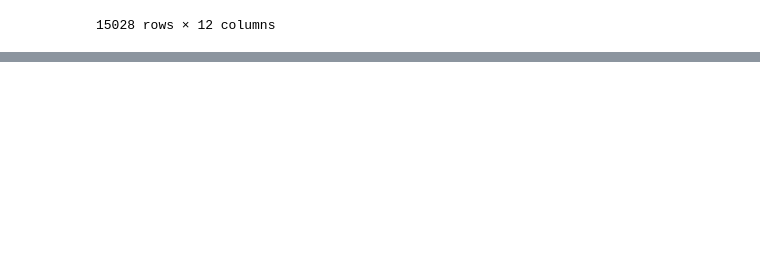
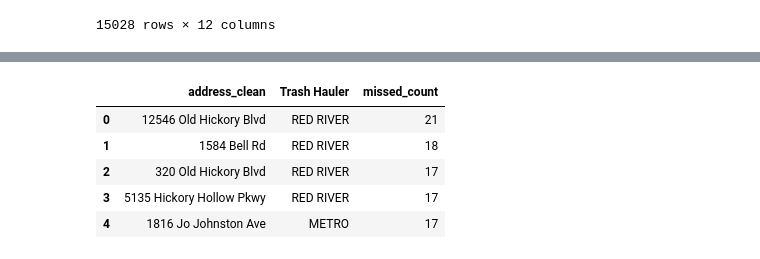
Before and after one commit to NSS-Data-Analytics-Cohort-17/trash-haulers-germany, a Jupyter notebook: scripts/trash_eda_Michele.ipynb, the cells around one changed output, grey strips where cells are left out. Cells and saved outputs as stored; diff of their text form; code cells hidden in the pictures; blank space fills up the shorter version.

```diff
--- a/scripts/trash_eda_Michele.ipynb
+++ b/scripts/trash_eda_Michele.ipynb
@@ -139,0 +178,11 @@ NameError: name 'missed_pickups_df' is not defined
+# %%
+missed_pickups_df = missed_pickups_counts.reset_index()
+missed_pickups_df.columns = ['address_clean', 'Trash Hauler', 'missed_count']
+missed_pickups_df.head()
+# %% [output]
+|  | address_clean | Trash Hauler | missed_count |
+| 0 | 12546 Old Hickory Blvd | RED RIVER | 21 |
+| 1 | 1584 Bell Rd | RED RIVER | 18 |
+| 2 | 320 Old Hickory Blvd | RED RIVER | 17 |
+| 3 | 5135 Hickory Hollow Pkwy | RED RIVER | 17 |
+| 4 | 1816 Jo Johnston Ave | METRO | 17 |
```
Also changed, not shown: parts of 12 cells of this notebook.
